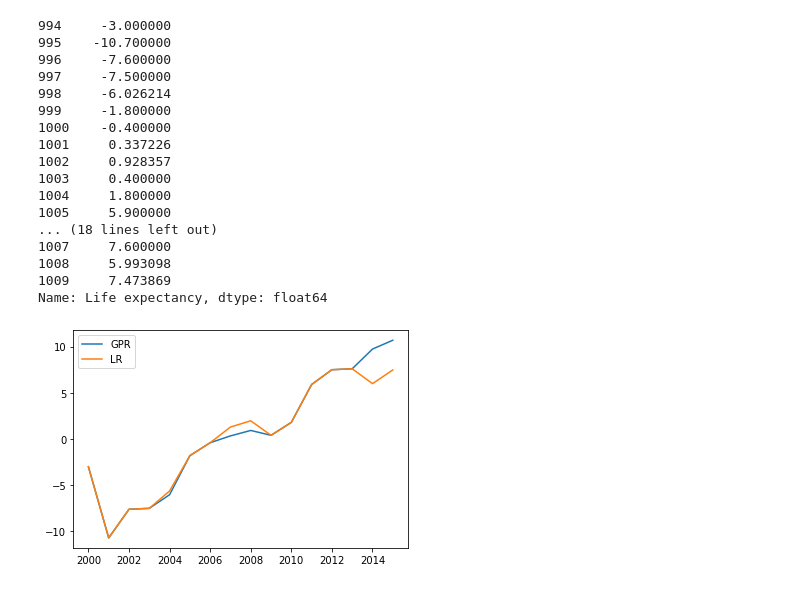
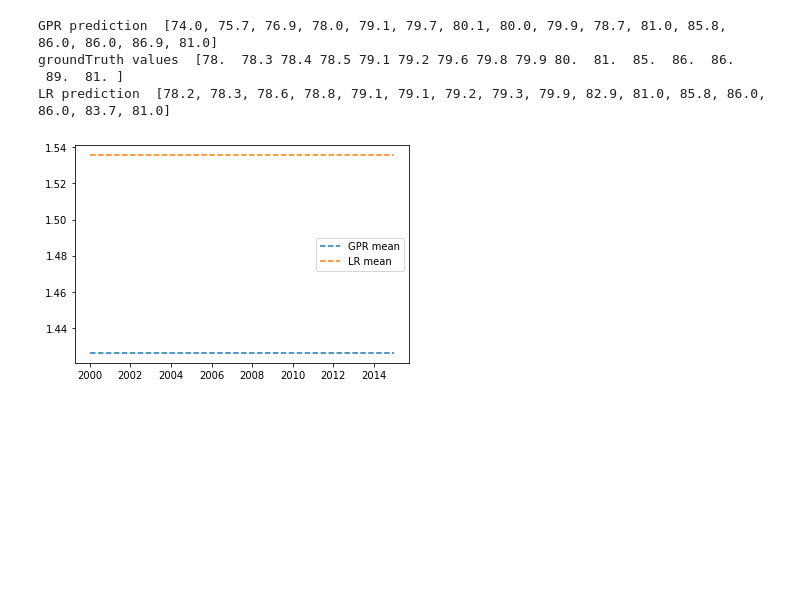
Before and after one commit to mihirm05/Gaussian-Process, a Jupyter notebook: src/MultipleFeatureAnalysis.ipynb, the cells around one changed output. Cells and saved outputs as stored; diff of their text form; code cells hidden in the pictures; blank space fills up the shorter version.

Commit message:
added the rmse instead of relative percent error computation

```diff
--- a/src/MultipleFeatureAnalysis.ipynb
+++ b/src/MultipleFeatureAnalysis.ipynb
@@ -105,41 +120,36 @@ plt.show()
-# %%
-# error computation for GPR
-errorGPR = list(GPR) - countryDataFrame[countryQuantity]
-print(errorGPR)
-plt.plot(years, errorGPR, label='GPR')
-
-errorLR = list(LR) - countryDataFrame[countryQuantity]
-print(errorLR)
-plt.plot(years, errorLR, label='LR')
-plt.legend()
-
-plt.show()
-
-
-#print('------------------------------------------')
-
-
-#go with rmse for outliers
-#try using normalization
-# %% [output]
-994     -3.000000
-995    -10.700000
-996     -7.600000
-997     -7.500000
-998     -6.026214
-999     -1.800000
-1000    -0.400000
-1001     0.337226
-1002     0.928357
-1003     0.400000
-1004     1.800000
-1005     5.900000
-... (18 lines left out)
-1007     7.600000
-1008     5.993098
-1009     7.473869
-Name: Life expectancy, dtype: float64
-[figure, removed]
+# %%
+# error computation for GPR
+
+GPR = [round(float(i),1) for i in list(GPR)]
+print('GPR prediction ',GPR)
+groundTruth = countryDataFrame[countryQuantity].get_values()[::-1]
+print('groundTruth values ',groundTruth)
+
+errorGPR = np.sqrt(mean_squared_error(groundTruth, GPR))
+
+# error computation for LR
+
+LR = [round(float(i),1) for i in list(LR)]
+print('LR prediction ',LR)
+
+errorLR = np.sqrt(mean_squared_error(groundTruth, LR))
+
+plt.plot(years, np.ones((len(years),1))*np.mean(errorGPR.T), '--', color='#1f77b4',label='GPR mean')
+#plt.plot(rowTest, errorGPR, color='#ff7f0e',label='GPR')
+plt.plot(years, np.ones((len(years),1))*np.mean(errorLR.T), '--', color='#ff7f0e',label='LR mean')
+#plt.plot(rowTest, errorLR, color='#1f77b4',label='LR')
+plt.legend()
+
+plt.show()
+
+#go with rmse for outliers
+#try using normalization
+# %% [output]
+GPR prediction  [74.0, 75.7, 76.9, 78.0, 79.1, 79.7, 80.1, 80.0, 79.9, 78.7, 81.0, 85.8, 86.0, 86.0, 86.9, 81.0]
+groundTruth values  [78.  78.3 78.4 78.5 79.1 79.2 79.6 79.8 79.9 80.  81.  85.  86.  86.
+ 89.  81. ]
+LR prediction  [78.2, 78.3, 78.6, 78.8, 79.1, 79.1, 79.2, 79.3, 79.9, 82.9, 81.0, 85.8, 86.0, 86.0, 83.7, 81.0]
+[figure, added]
 # %%
 #https://yugeten.github.io/posts/2019/09/GP/
 #https://scikit-learn.org/stable/auto_examples/gaussian_process/plot_gpr_co2.html
```
Also changed, not shown: parts of 5 cells of this notebook, 3 other files.
